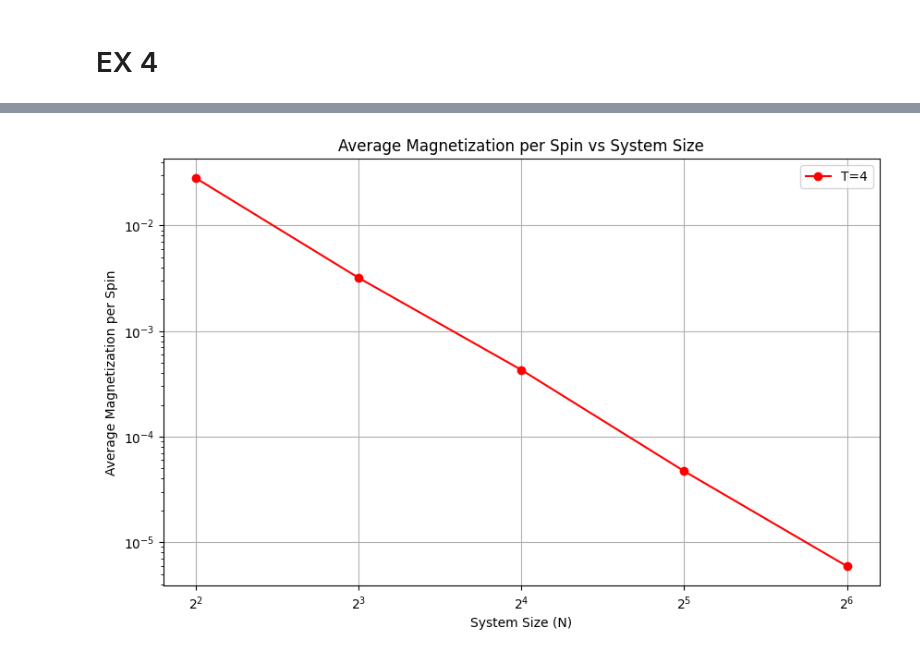
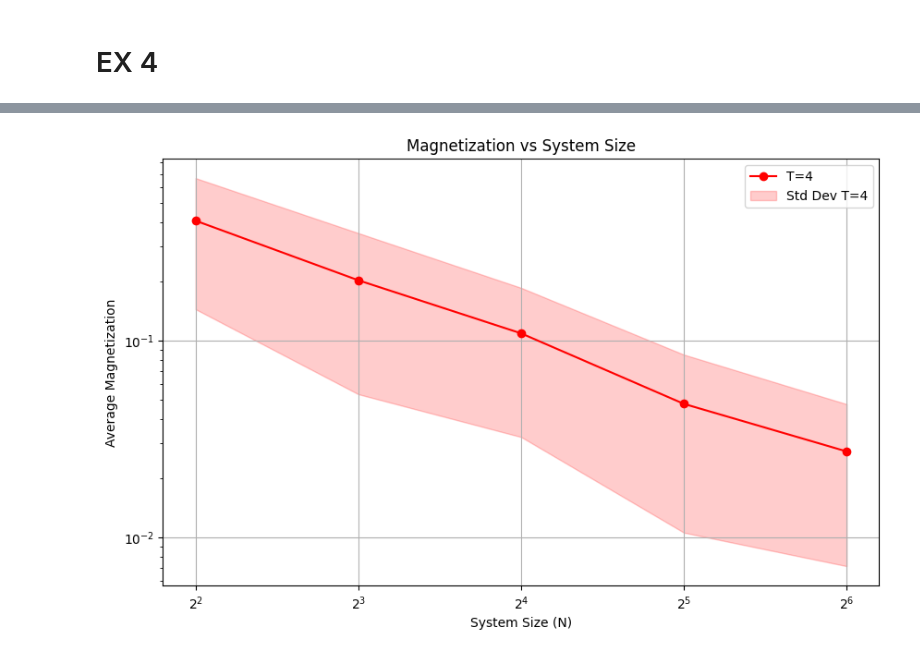
Before and after one commit to amag1/sistemas-complejos-2025, a Jupyter notebook: tp3-monte-carlo/tp3-monte-carlo.ipynb, the cells around one changed output, grey strips where cells are left out. Drawn from its saved outputs; the diff is of its cells as text; code cells hidden in the pictures.

```diff
--- a/tp3-monte-carlo/tp3-monte-carlo.ipynb
+++ b/tp3-monte-carlo/tp3-monte-carlo.ipynb
@@ -159,6 +161,12 @@ def get_average(series: np.array, last=None):
         return np.mean(series)
     else:
         return np.mean(series[-last:])
+
+def get_std(series: np.array, last=None):
+    if last is None:
+        return np.std(series)
+    else:
+        return np.std(series[-last:])
 # %%
 avg_energy = get_average(results[:,0], last=100)
 avg_magnetization = get_average(results[:,1], last=100)
@@ -193,7 +201,7 @@ min_temp, max_temp = 1, 4
 samples = 20
 
 low_range = 1.75
-high_range = 3
+high_range = 2.75
 
 low = np.linspace(min_temp, low_range, samples//4, endpoint=False)
 high = np.linspace(high_range, max_temp, samples//4, endpoint=False)
@@ -210,7 +218,9 @@ array([1.        , 1.15      , 1.3       , 1.45      , 1.6       ,
 # %%
 magnetizations = []
-steps = 1000
+stds = []
+steps = 10000
 for T in temperatures:
     results = run_experiment(size=32, T=T, steps=steps, rng=rng)
-    avg_magnetization = get_average(results[:,1], last=100)
+    avg_magnetization = get_average(results[:,1], last=1000)
     magnetizations.append(avg_magnetization)
+    stds.append(get_std(results[:,1], last=1000))
@@ -281,10 +293,11 @@ system_sizes = [4,8,16,32,64]
 temps=[1,4]
 
 
-steps = 5000
+steps = 10000
 
 series = {}
 averages = {}
+stds = {}
 
 rng = np.random.default_rng()
 
@@ -292,10 +305,13 @@ for size in system_sizes:
     for T in temps:
         print(f'Running experiment for size={size}, T={T}')
         results = run_experiment(size=size, T=T, steps=steps, rng=rng)
-        avg_energy = get_average(results[:,0], last=500)
-        avg_magnetization = get_average(results[:,1], last=500)
+        avg_energy = get_average(results[:,0], last=1000)
+        avg_magnetization = get_average(results[:,1], last=1000)
+        std_energy = get_std(results[:,0], last=1000)
+        std_magnetization = get_std(results[:,1], last=1000)
         series[(size, T)] = results
         averages[(size, T)] = (avg_energy, avg_magnetization)
+        stds[(size, T)] = (std_energy, std_magnetization)
         print(f'Average Energy: {avg_energy}, Average Magnetization: {avg_magnetization}')
 # %% [output]
 Running experiment for size=4, T=1
@@ -377,20 +409,21 @@ plt.show()
 # %%
 # plot average magnetization per spin vs system size
-magnetizations_per_spin_T1 = [magnetizations_T1[i]/(system_sizes[i]**2) for i in range(len(system_sizes))]
-magnetizations_per_spin_T4 = [magnetizations_T4[i]/(system_sizes[i]**2) for i in range(len(system_sizes))]
 plt.figure(figsize=(10, 6))
-# plt.plot(sizes_T1, magnetizations_per_spin_T1, marker='o', linestyle='-', color='b', label='T=1')
-plt.plot(sizes_T4, magnetizations_per_spin_T4   , marker='o', linestyle='-', color='r', label='T=4')
-plt.title('Average Magnetization per Spin vs System Size')
+plt.plot(sizes_T4, magnetizations_T4   , marker='o', linestyle='-', color='r', label='T=4')
+plt.fill_between(sizes_T4,
+                 np.array(magnetizations_T4) - np.array([stds[(size, 4)][1] for size in system_sizes]),
+                 np.array(magnetizations_T4) + np.array([stds[(size, 4)][1] for size in system_sizes]),
+                 color='r', alpha=0.2, label='Std Dev T=4')
+plt.title('Magnetization vs System Size')
 plt.xlabel('System Size (N)')
 plt.yscale('log')
 plt.xscale('log', base=2)
-plt.ylabel('Average Magnetization per Spin')
+plt.ylabel('Average Magnetization')
 plt.legend()
 plt.grid(True)
 plt.show()
 # %% [output]
-[figure, old version]
+[figure, new version]
 # %%
 # plot all magnetization series
 for size in system_sizes:
```
Also changed, not shown: parts of 19 cells of this notebook, 7 other files.
